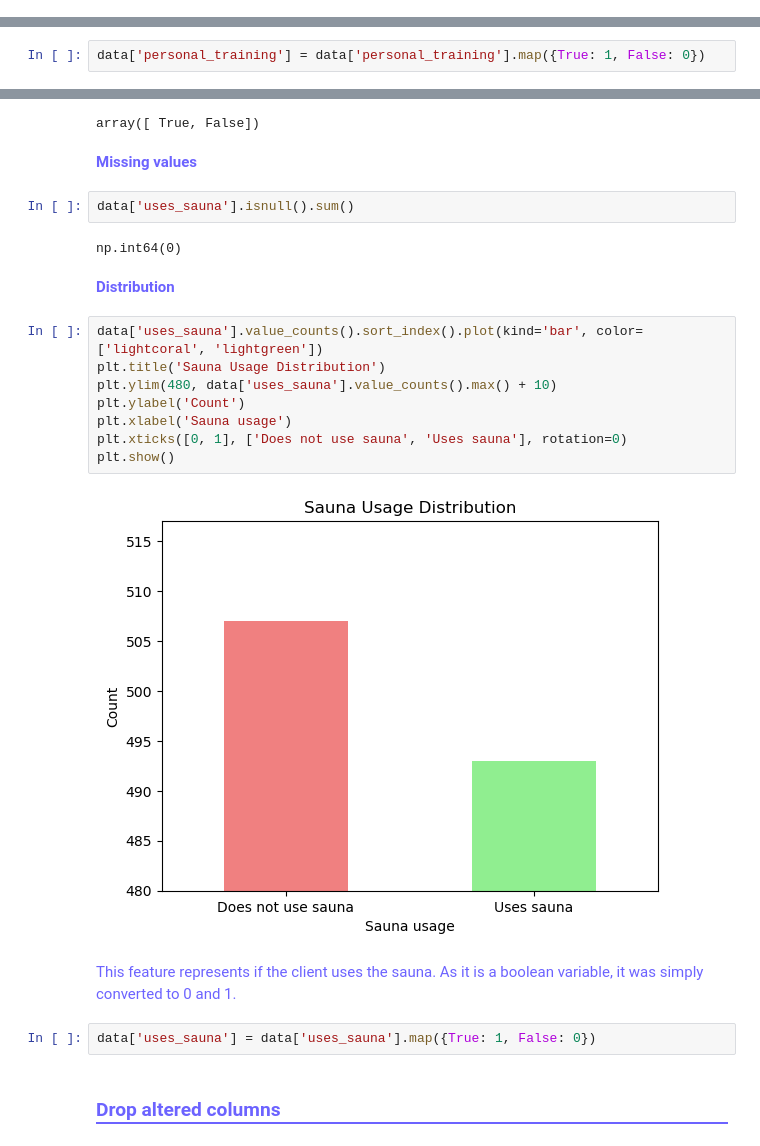
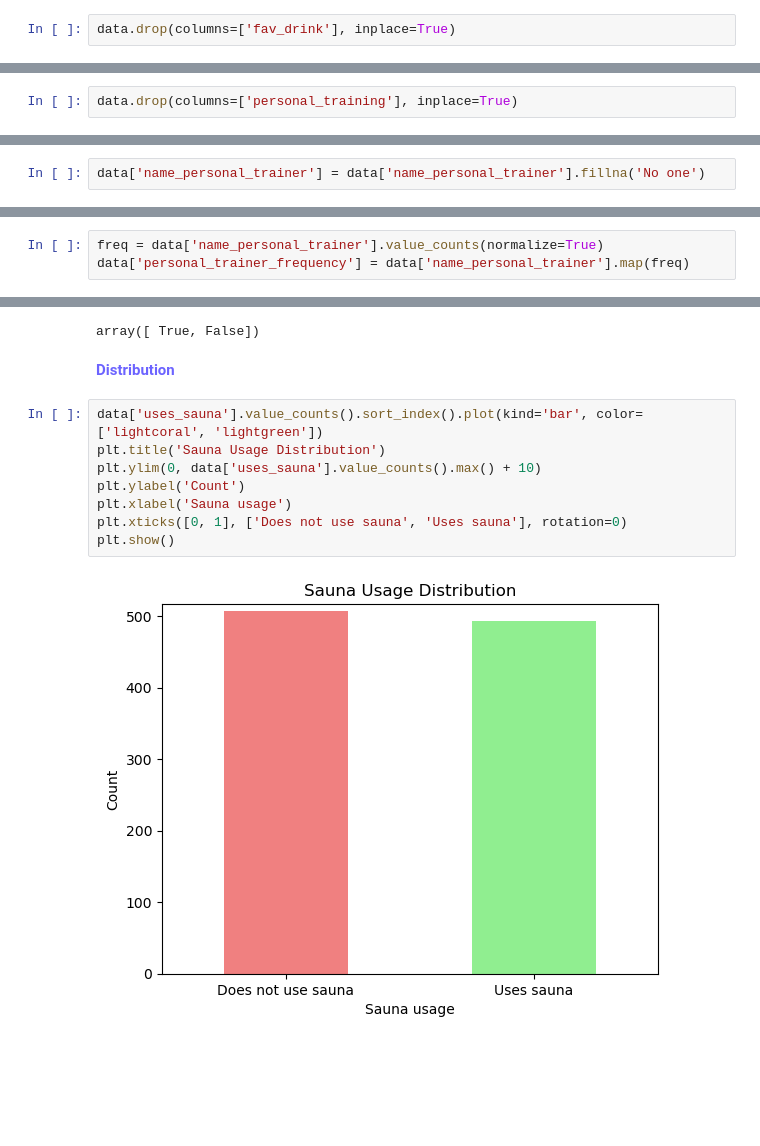
Before and after one commit to DiogoCapelaGoncalves/GymClusterML2, a Jupyter notebook: 01_data_cleaning.ipynb, the cells around one changed output, grey strips where cells are left out. Drawn from its saved outputs; the diff is of its cells as text; blank space fills up the shorter version.

```diff
--- a/01_data_cleaning.ipynb
+++ b/01_data_cleaning.ipynb
@@ -569,0 +555,2 @@ for i in data.index:
+# %%
+data.drop(columns=['fav_drink'], inplace=True)
@@ -597,2 +579,2 @@ variable, it was simply converted to 0 and 1.</p>
 # %%
-data['personal_training'] = data['personal_training'].map({True: 1, False: 0})
+data.drop(columns=['personal_training'], inplace=True)
@@ -613,3 +593,5 @@ np.int64(482)
+# %%
+data['name_personal_trainer'] = data['name_personal_trainer'].fillna('No one')
 # %% [markdown]
 <p style="color:#6c63ff; font-weight:bold; font-size:15px;">Distribution </p>
 # %%
@@ -634,0 +609,3 @@ one for each personal trainer.</p>
+# %%
+freq = data['name_personal_trainer'].value_counts(normalize=True)
+data['personal_trainer_frequency'] = data['name_personal_trainer'].map(freq)
@@ -638,28 +619,15 @@ one for each personal trainer.</p>
 data['uses_sauna'].unique()
 # %% [output]
 array([ True, False])
-# %% [markdown]
-<p style="color:#6c63ff; font-weight:bold; font-size:15px;">Missing values</p>
-# %%
-data['uses_sauna'].isnull().sum()
-# %% [output]
-np.int64(0)
 # %% [markdown]
 <p style="color:#6c63ff; font-weight:bold; font-size:15px;">Distribution </p>
 # %%
 data['uses_sauna'].value_counts().sort_index().plot(kind='bar', color=['lightcoral', 'lightgreen'])
 plt.title('Sauna Usage Distribution')
-plt.ylim(480, data['uses_sauna'].value_counts().max() + 10)
+plt.ylim(0, data['uses_sauna'].value_counts().max() + 10)
 plt.ylabel('Count')
 plt.xlabel('Sauna usage')
 plt.xticks([0, 1], ['Does not use sauna', 'Uses sauna'], rotation=0)
 plt.show()
 # %% [output]
-[figure, old version]
+[figure, new version]
-# %% [markdown]
-<p style="color:#6c63ff ; font-size:15px; line-height:1.7; margin:5px 0 15px;">This feature represents if the client uses the sauna. As it is a boolean
-variable, it was simply converted to 0 and 1.</p>
-# %%
-data['uses_sauna'] = data['uses_sauna'].map({True: 1, False: 0})
-# %% [markdown]
-<h3 style="color:#6c63ff; border-bottom:2px solid #6c63ff; padding-bottom:5px;">Drop altered columns</h3>
```
Also changed, not shown: parts of 159 cells of this notebook, 3 other files.
